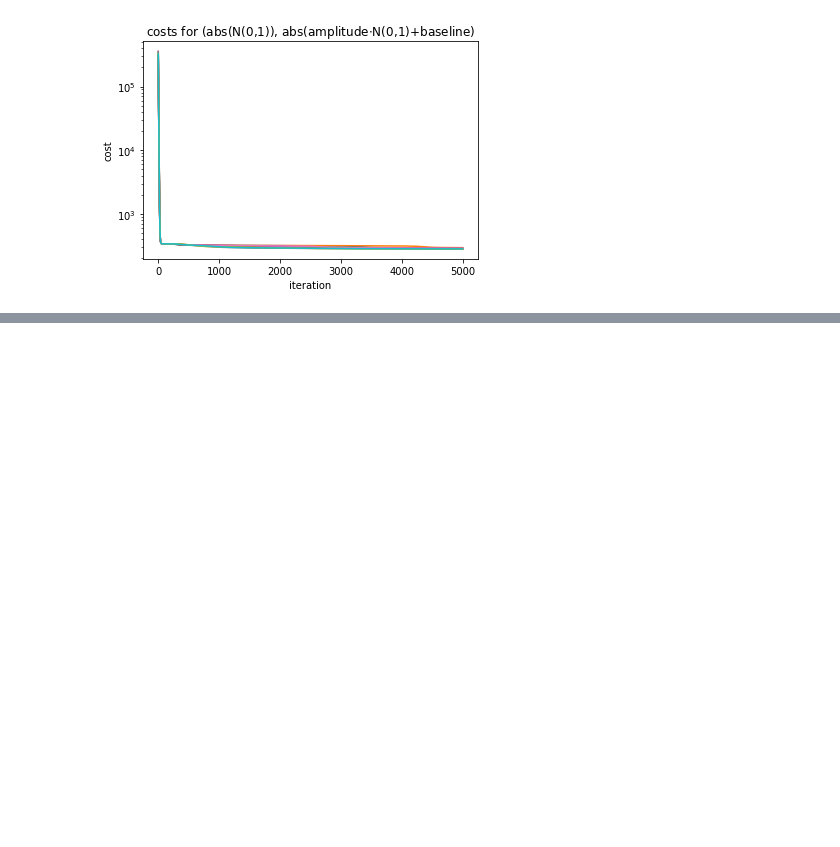
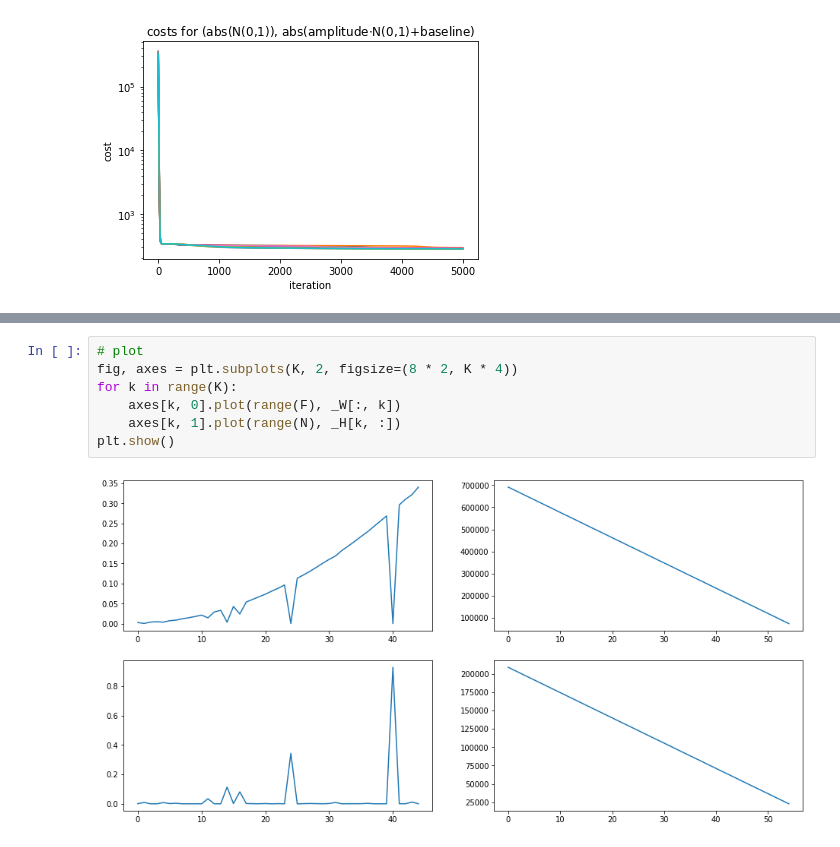
Before and after one commit to mariasoroka/StatisticalMachineLearning, a Jupyter notebook: Benchmarking.ipynb, the cells around one changed output, grey strips where cells are left out. Cells and saved outputs as stored; diff of their text form; blank space fills up the shorter version.

```diff
--- a/Benchmarking.ipynb
+++ b/Benchmarking.ipynb
@@ -418,0 +471,9 @@ plt.show()
+# %%
+# plot
+fig, axes = plt.subplots(K, 2, figsize=(8 * 2, K * 4))
+for k in range(K):
+    axes[k, 0].plot(range(F), _W[:, k])
+    axes[k, 1].plot(range(N), _H[k, :])
+plt.show()
+# %% [output]
+[figure, added]
```
Also changed, not shown: parts of 13 cells of this notebook, 2 other files.
